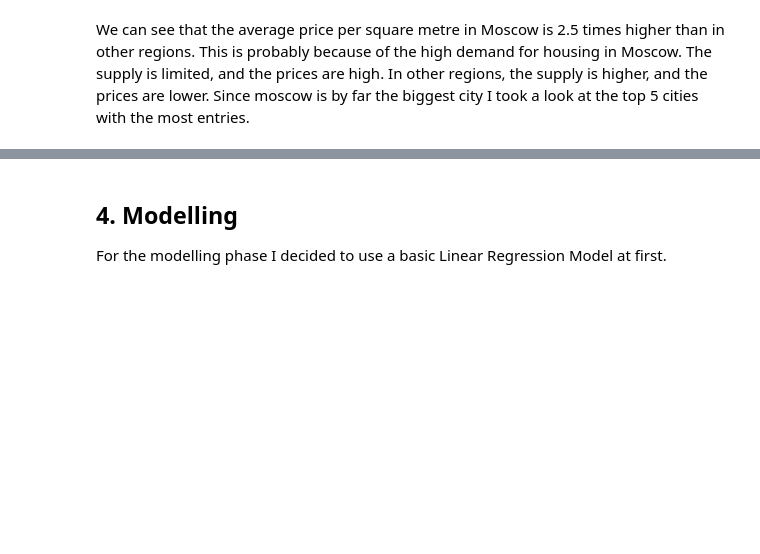
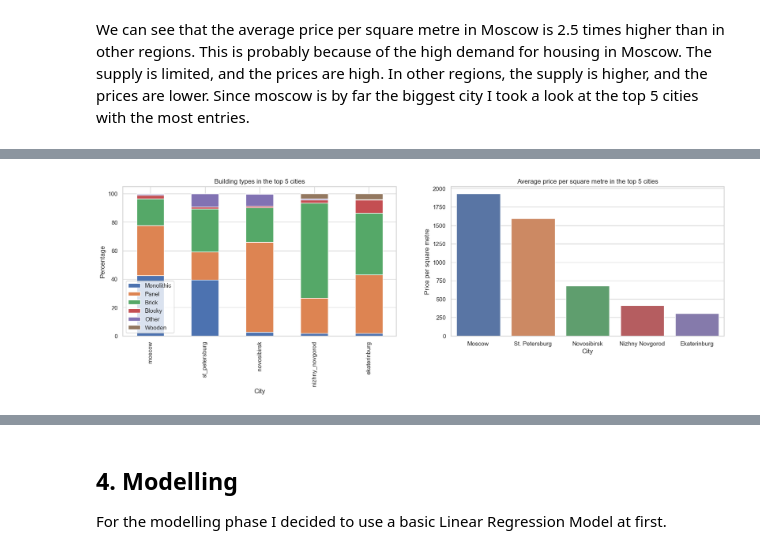
Before and after one commit to mabathke/russia-housing-price-pred, a Jupyter notebook: russia-housing-price-prediction.ipynb, the cells around one changed output, grey strips where cells are left out. Cells and saved outputs as stored; diff of their text form; code cells hidden in the pictures; blank space fills up the shorter version.

```diff
--- a/russia-housing-price-prediction.ipynb
+++ b/russia-housing-price-prediction.ipynb
@@ -300,0 +300,33 @@ By comparing the five biggest city that only the capital and St. Petersburg have
+# %%
+df_building_type = pd.DataFrame()
+#for loop
+for df in [df_moscow, df_ekaterinburg, df_novosibirsk, df_nizhny_novgorod, df_st_petersburg]:
+    #get the building type
+    df_building_type = pd.concat([df_building_type, df.building_type.value_counts()], axis=1)
+#rename the columns to the city names
+df_building_type.columns = ['moscow', 'ekaterinburg', 'novosibirsk', 'nizhny_novgorod', 'st_petersburg']
+#normalize the values
+df_building_type = df_building_type/df_building_type.sum()
+#convert to percent and round by 2
+df_building_type = df_building_type.apply(lambda x: round(x*100,2))
+#order by moscow, st petersburg, novosibirsk, nizhny novgorod, ekaterinburg
+df_building_type = df_building_type[['moscow', 'st_petersburg', 'novosibirsk', 'nizhny_novgorod', 'ekaterinburg']]
+# invert df_building_type
+df_building_type = df_building_type.T
+# %%
+# plot the building types as stacked bar plot and the top_5_cities_mean_ppsm as a seperate bar plot
+fig, ax =plt.subplots(1,2)
+fig.set_size_inches(20,5)
+#plot the building types
+df_building_type.plot(kind='bar', stacked=True, ax=ax[0])
+ax[0].set_title('Building types in the top 5 cities')
+ax[0].set_xlabel('City')
+ax[0].set_ylabel('Percentage')
+#plot the top 5 cities mean price per square metre
+sns.barplot(x='city', y='price_per_square_metre', data=top_5_cities_mean_ppsm, ax=ax[1])
+ax[1].set_title('Average price per square metre in the top 5 cities')
+ax[1].set_xlabel('City')
+ax[1].set_ylabel('Price per square metre')
+plt.show()
+# %% [output]
+[figure, added]
```
Also changed, not shown: parts of 10 cells of this notebook.
